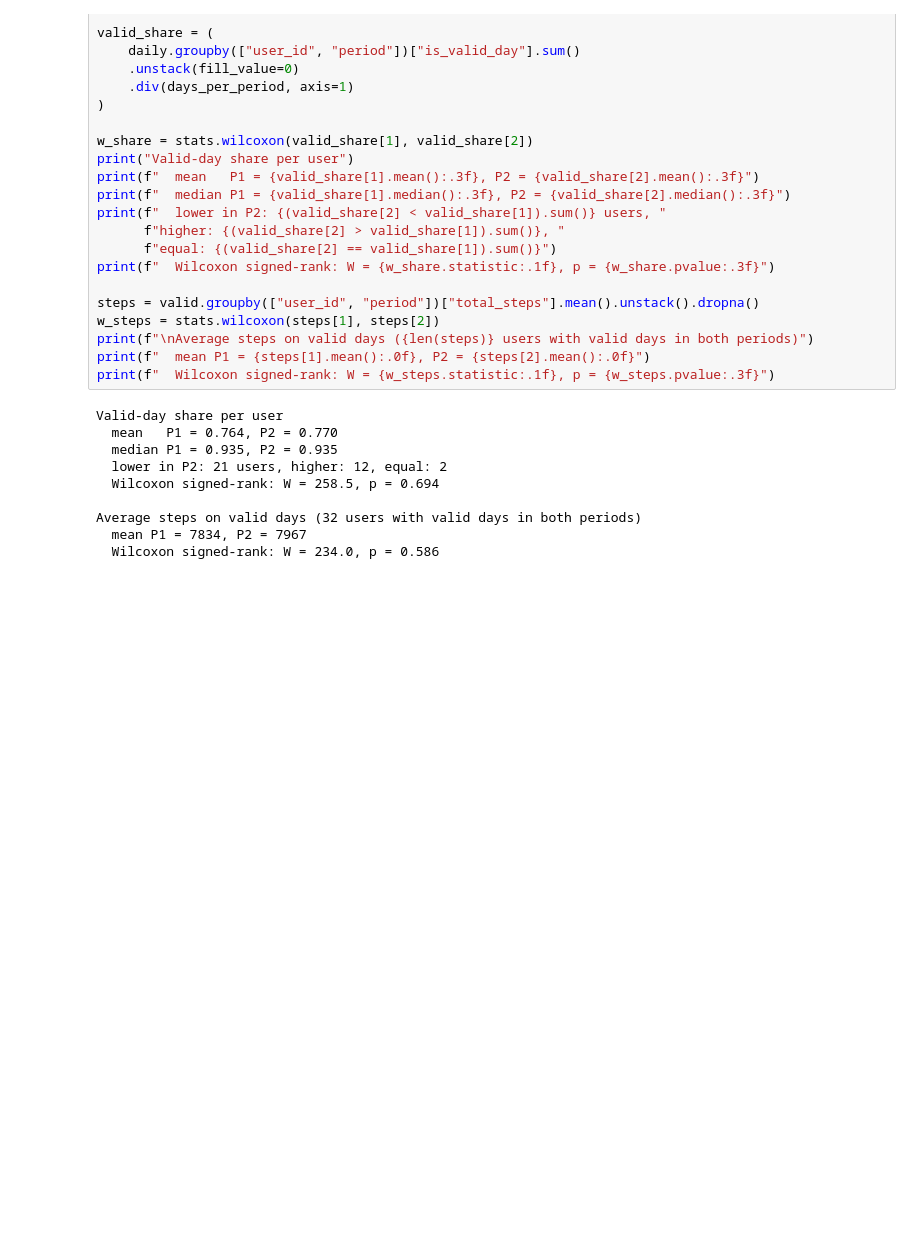
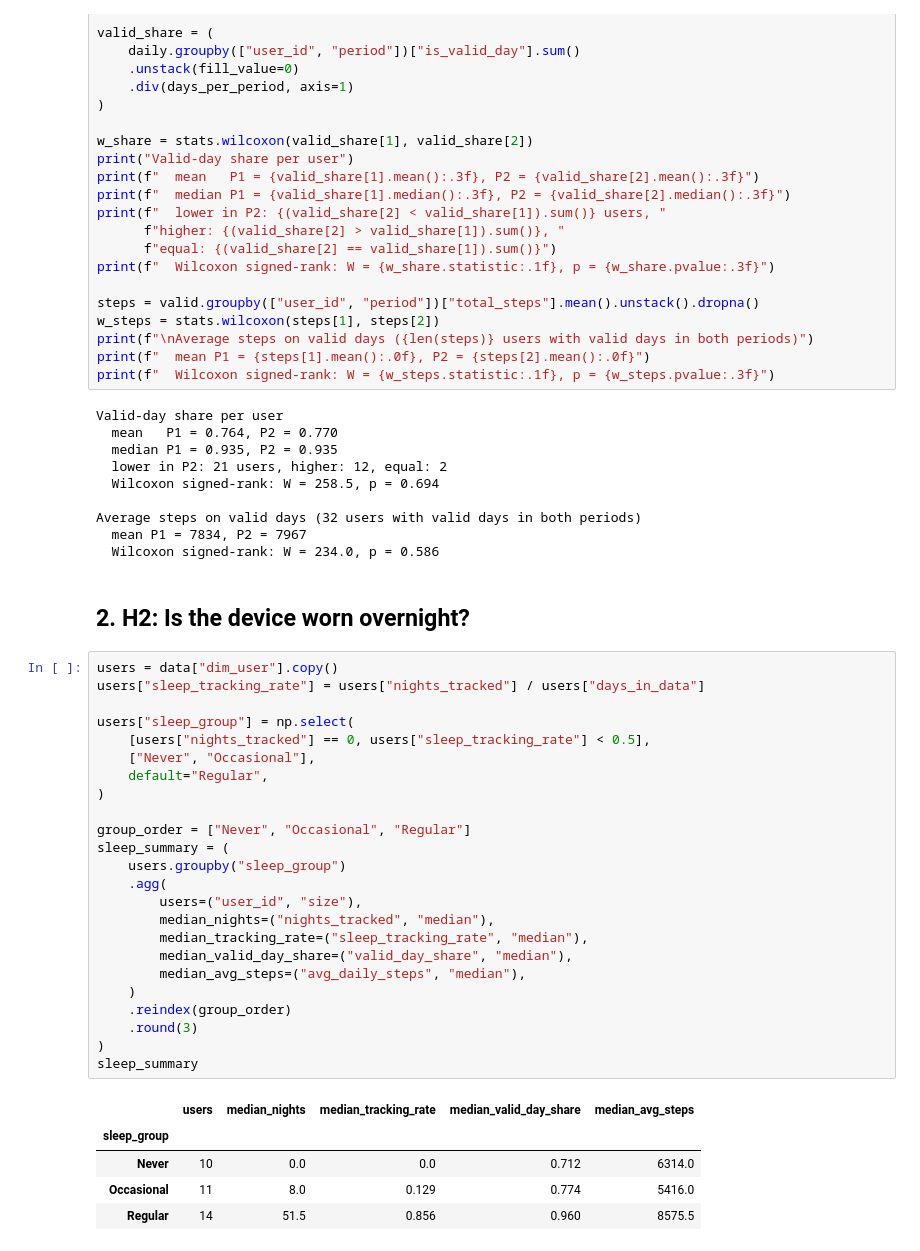
Before and after one commit to tymonbb/bellabeat_case_study, a Jupyter notebook: notebooks/analysis.ipynb, the cells around one changed output. Drawn from its saved outputs; the diff is of its cells as text; blank space fills up the shorter version.

```diff
--- a/notebooks/analysis.ipynb
+++ b/notebooks/analysis.ipynb
@@ -158,3 +158,35 @@ Valid-day share per user
 Average steps on valid days (32 users with valid days in both periods)
   mean P1 = 7834, P2 = 7967
   Wilcoxon signed-rank: W = 234.0, p = 0.586
+# %% [markdown]
+## 2. H2: Is the device worn overnight?
+# %%
+users = data["dim_user"].copy()
+users["sleep_tracking_rate"] = users["nights_tracked"] / users["days_in_data"]
+
+users["sleep_group"] = np.select(
+    [users["nights_tracked"] == 0, users["sleep_tracking_rate"] < 0.5],
+    ["Never", "Occasional"],
+    default="Regular",
+)
+
+group_order = ["Never", "Occasional", "Regular"]
+sleep_summary = (
+    users.groupby("sleep_group")
+    .agg(
+        users=("user_id", "size"),
+        median_nights=("nights_tracked", "median"),
+        median_tracking_rate=("sleep_tracking_rate", "median"),
+        median_valid_day_share=("valid_day_share", "median"),
+        median_avg_steps=("avg_daily_steps", "median"),
+    )
+    .reindex(group_order)
+    .round(3)
+)
+sleep_summary
+# %% [output]
+|  | users | median_nights | median_tracking_rate | median_valid_day_share | median_avg_steps |
+| sleep_group |  |  |  |  |  |
+| Never | 10 | 0.0 | 0.0 | 0.712 | 6314.0 |
+| Occasional | 11 | 8.0 | 0.129 | 0.774 | 5416.0 |
+| Regular | 14 | 51.5 | 0.856 | 0.960 | 8575.5 |
```
Also changed, not shown: parts of 5 cells of this notebook, 2 other files.
